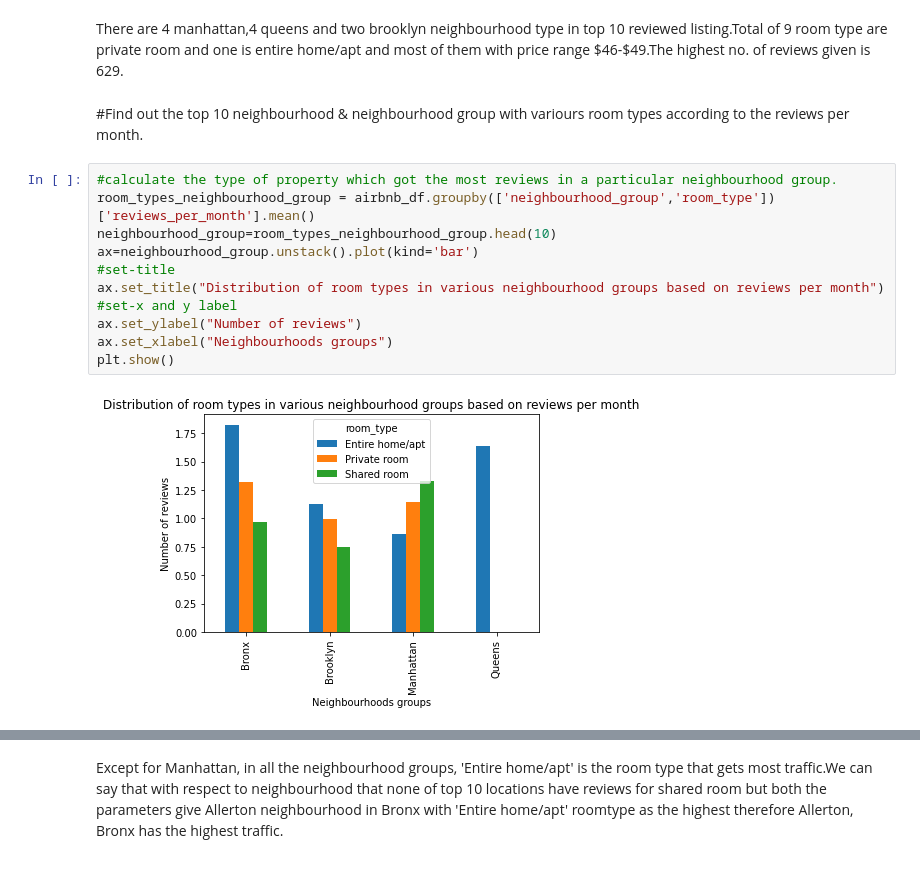
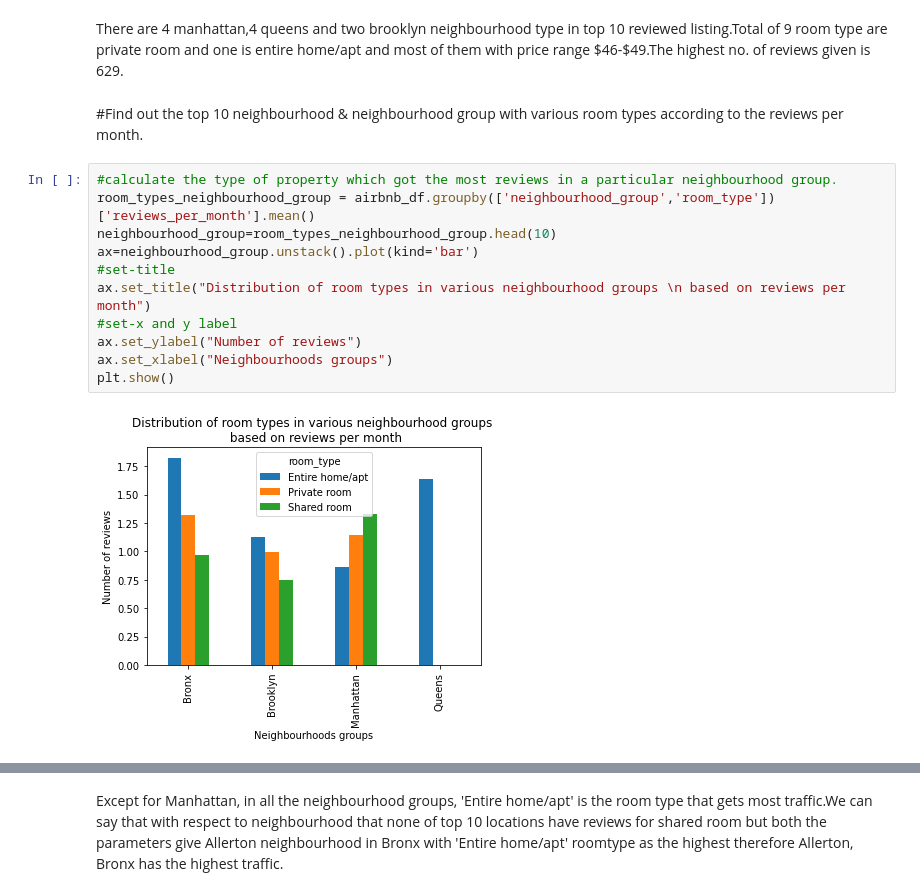
Before and after one commit to Gyanendra079/Airbnb-Bookings-Analysis---Capstone-project, a Jupyter notebook: [Gyanendra_kumar_Porwal_]Airbnb_Bookings_Analysis_Capstone_Project.ipynb, the cells around one changed output, grey strips where cells are left out. Drawn from its saved outputs; the diff is of its cells as text.

```diff
--- a/[Gyanendra_kumar_Porwal_]Airbnb_Bookings_Analysis_Capstone_Project.ipynb
+++ b/[Gyanendra_kumar_Porwal_]Airbnb_Bookings_Analysis_Capstone_Project.ipynb
@@ -520,20 +534,20 @@ top10_reviews_listing
 # %% [markdown]
 There are 4 manhattan,4 queens and two brooklyn neighbourhood type in top 10 reviewed listing.Total of 9 room type are private room and one is entire home/apt and most of them with price range \$46-\$49.The highest no. of reviews given is 629.
 # %% [markdown]
-#Find out the top 10 neighbourhood & neighbourhood group with variours room types according to the reviews per month.
+#Find out the top 10 neighbourhood & neighbourhood group with various room types according to the reviews per month.
 # %%
 #calculate the type of property which got the most reviews in a particular neighbourhood group.
 room_types_neighbourhood_group = airbnb_df.groupby(['neighbourhood_group','room_type'])['reviews_per_month'].mean()
 neighbourhood_group=room_types_neighbourhood_group.head(10)
 ax=neighbourhood_group.unstack().plot(kind='bar')
 #set-title
-ax.set_title("Distribution of room types in various neighbourhood groups based on reviews per month")
+ax.set_title("Distribution of room types in various neighbourhood groups \n based on reviews per month")
 #set-x and y label
 ax.set_ylabel("Number of reviews")
 ax.set_xlabel("Neighbourhoods groups")
 plt.show()
 # %% [output]
-[figure, old version]
+[figure, new version]
 # %%
 #calculate the type of property which got the most reviews in a particular neighbourhood.
 room_types_neighbourhood = airbnb_df.groupby(['neighbourhood','room_type'])['reviews_per_month'].mean()
```
Also changed, not shown: parts of 21 cells of this notebook.
